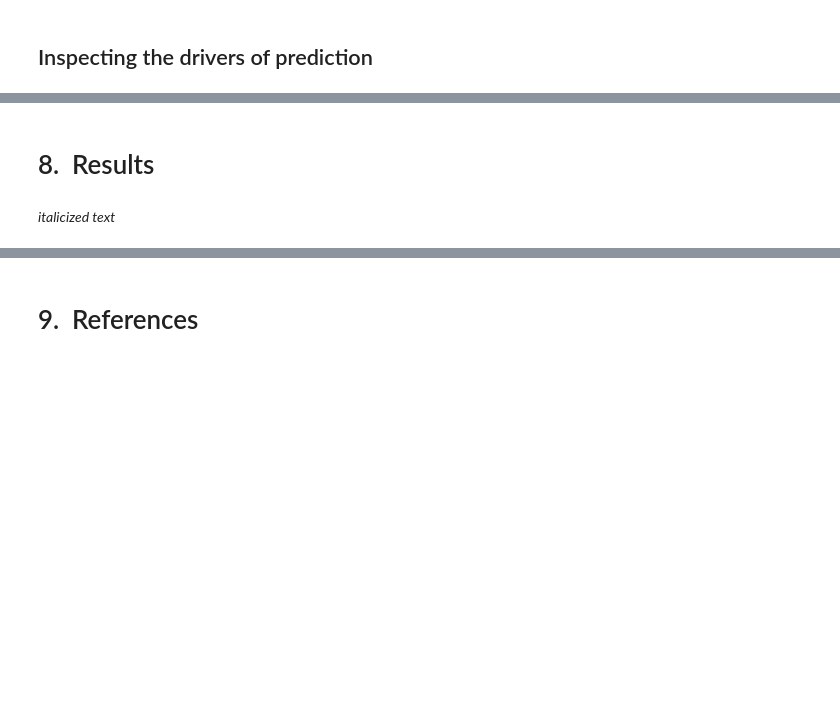
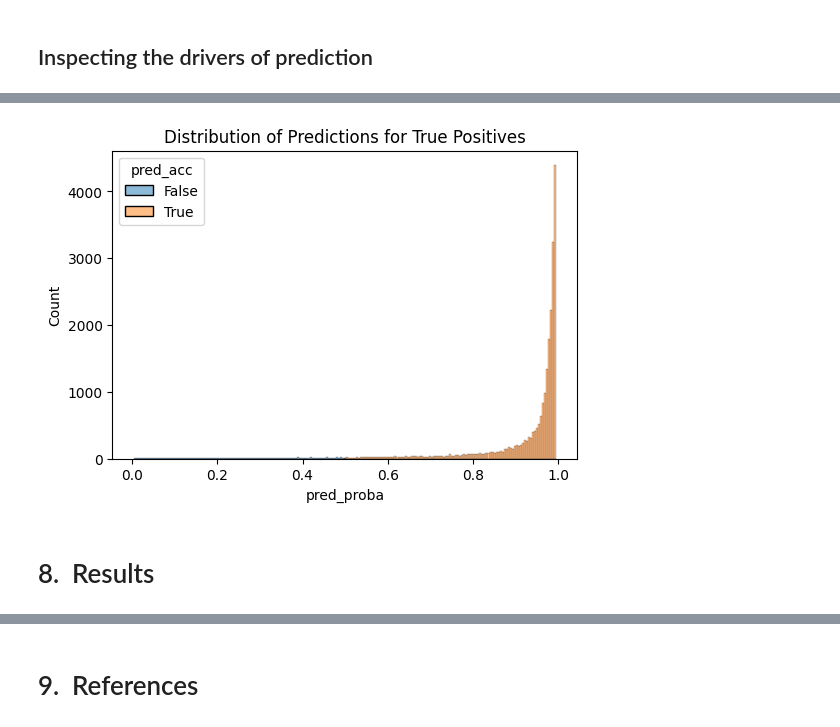
Before and after one commit to TOM-BOHN/MsDS-Marketing-Supervised-Text-Classification, a Jupyter notebook: marketing_text_classification.ipynb, the cells around one changed output, grey strips where cells are left out. Cells and saved outputs as stored; diff of their text form; code cells hidden in the pictures; blank space fills up the shorter version.

```diff
--- a/marketing_text_classification.ipynb
+++ b/marketing_text_classification.ipynb
@@ -764,4 +824,13 @@ The U.S. commitment to Ukraine has worried me deeply. Then a friend went. Jim an
+# %%
+# Create a summary bar chart of predictions
+f = plt.figure(figsize=(6,4))
+sns.histplot(x = 'pred_proba',
+            data = df_news_target,
+            color = 'steelblue',
+            hue = "pred_acc"
+            ).set(title='Distribution of Predictions for True Positives')
+plt.show()
+# %% [output]
+[figure, added]
 # %% [markdown]
 # 8.&nbsp; Results
-# %% [markdown]
-*italicized text*
```
Also changed, not shown: parts of 27 cells of this notebook.
